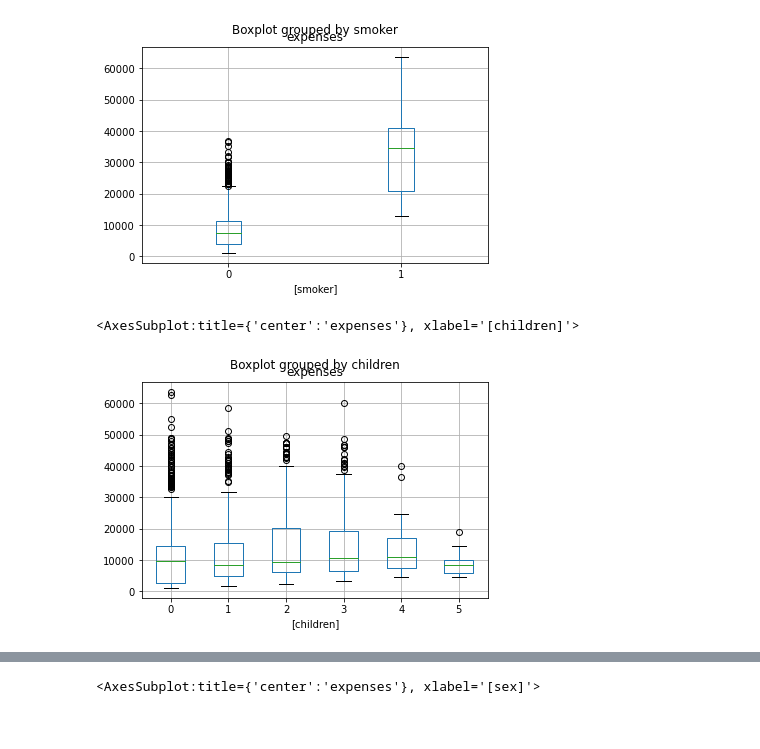
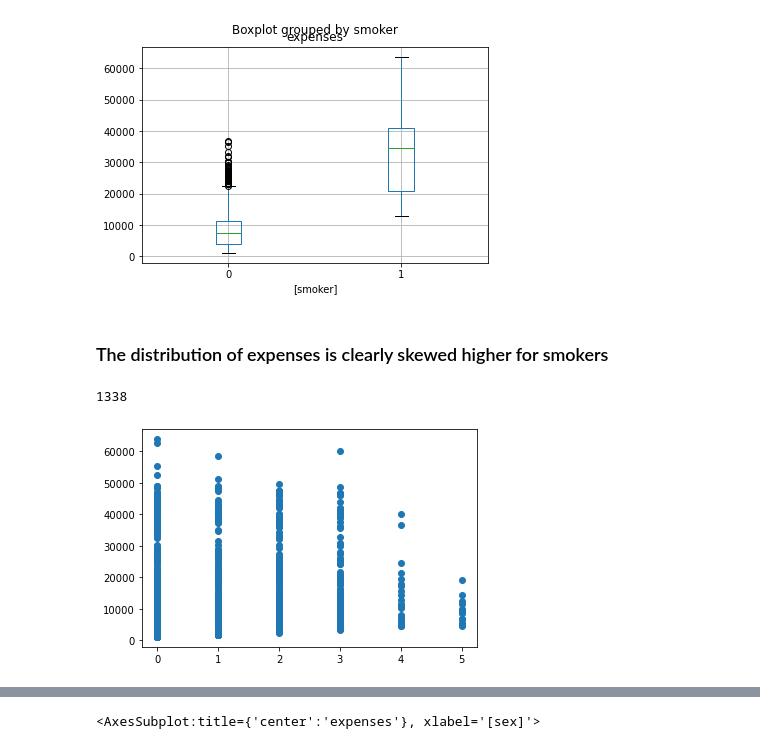
Before and after one commit to BurkeBlaine1999/Machine-learning-project, a Jupyter notebook: Insurance_Regression.ipynb, the cells around one changed output, grey strips where cells are left out. Saved outputs shown, nothing was run; the diff lists cells and outputs as text; code cells hidden in the pictures.

```diff
--- a/Insurance_Regression.ipynb
+++ b/Insurance_Regression.ipynb
@@ -68,12 +88,36 @@ df[['smoker','expenses']].boxplot(by='smoker')
 # %% [output]
 <AxesSubplot:title={'center':'expenses'}, xlabel='[smoker]'>
 [figure]
+# %% [markdown]
+### The distribution of expenses is clearly skewed higher for smokers
 # %%
-df[['children','expenses']].boxplot(by='children')
+i=0
+y=0
+children = []
+
+children.append(df[df['children']==0])
+children.append(df[df['children']==1])
+children.append(df[df['children']==2])
+children.append(df[df['children']==3])
+children.append(df[df['children']==4])
+children.append(df[df['children']==5])
+
+num = len(df[['children']])
+print(num)
+
+#children[['children','expenses']].boxplot(by='children')
+
+#df[['children','expenses']].boxplot(by='children')
+
+plt.scatter(df[['children']],df[['expenses']],cmap=df['children'])
+
+plt.show()
+
 #The number of children does not seem to have much affect on expenses
 
+
 #Group by number of children, count the number of entries for each group, plot that number vs each group
 # %% [output]
-<AxesSubplot:title={'center':'expenses'}, xlabel='[children]'>
+1338
-[figure, old version]
+[figure, new version]
 # %%
```
Also changed, not shown: parts of 22 cells of this notebook.
